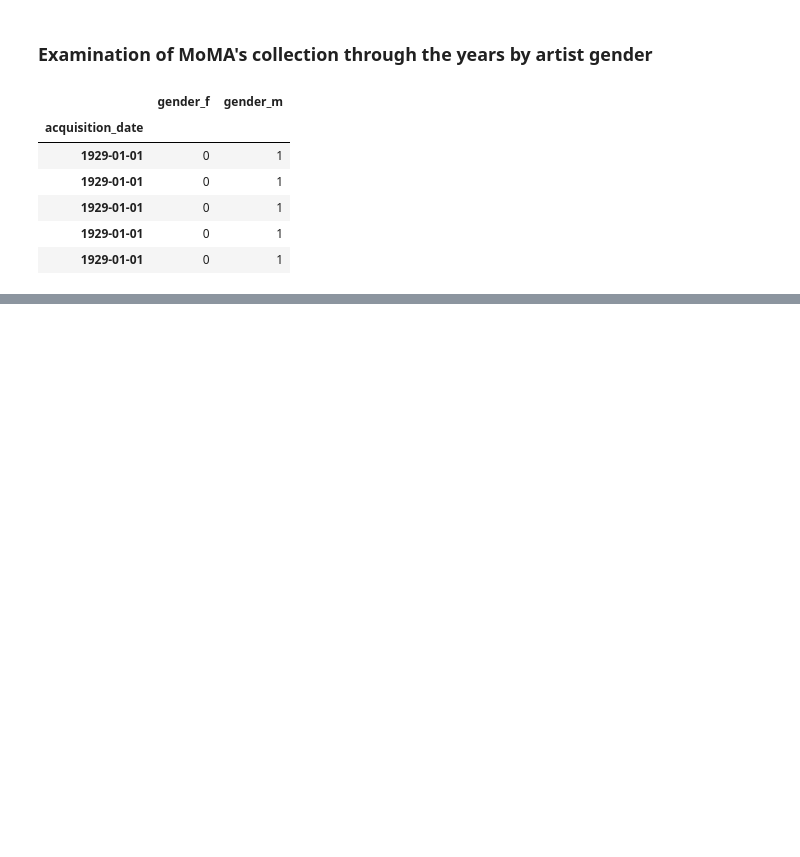
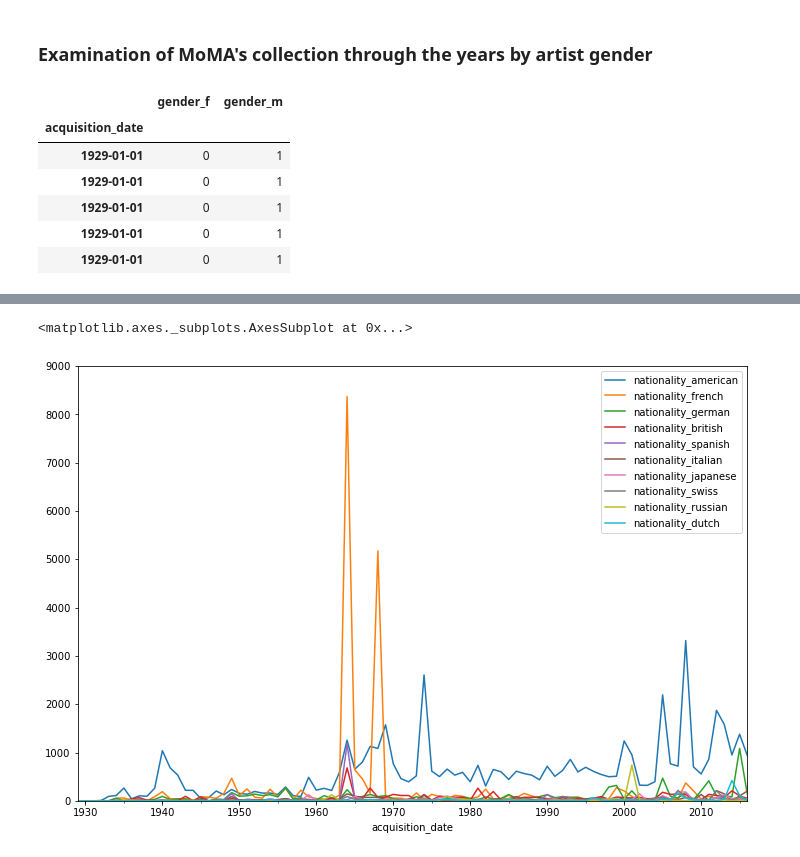
Before and after one commit to energyjs/moma, a Jupyter notebook: analysis.ipynb, the cells around one changed output, grey strips where cells are left out. Saved outputs shown, nothing was run; the diff lists cells and outputs as text; code cells hidden in the pictures; blank space fills up the shorter version.

```diff
--- a/analysis.ipynb
+++ b/analysis.ipynb
@@ -94,0 +109,11 @@ gender_by_acquisition_year.plot(figsize=(12,8))
+# %%
+top_10_nationalities = \
+    nationality_by_acquisition_year['nationality']\
+        .value_counts()\
+        .head(10)\
+        .index.tolist()
+# %%
+nationality_by_acquisition_year = pd.get_dummies(nationality_by_acquisition_year).set_index("acquisition_date")
+# %%
+# drop first row (edge case)
+nationality_by_acquisition_year = nationality_by_acquisition_year.iloc[1:]
@@ -94,0 +131,15 @@ gender_by_acquisition_year.plot(figsize=(12,8))
+# %%
+nationality_by_acquisition_year = \
+    nationality_by_acquisition_year\
+        .groupby(nationality_by_acquisition_year.index)\
+            [['nationality_' + nationality for nationality in top_10_nationalities]]\
+        .sum()
+# %%
+fig = plt.figure(figsize=(12,8))
+ax = fig.add_subplot(111)
+ax.set_ylim(0, 9000)
+
+nationality_by_acquisition_year.plot(ax=ax)
+# %% [output]
+<matplotlib.axes._subplots.AxesSubplot at 0x...>
+[figure, added]
```
Also changed, not shown: parts of 7 cells of this notebook.
